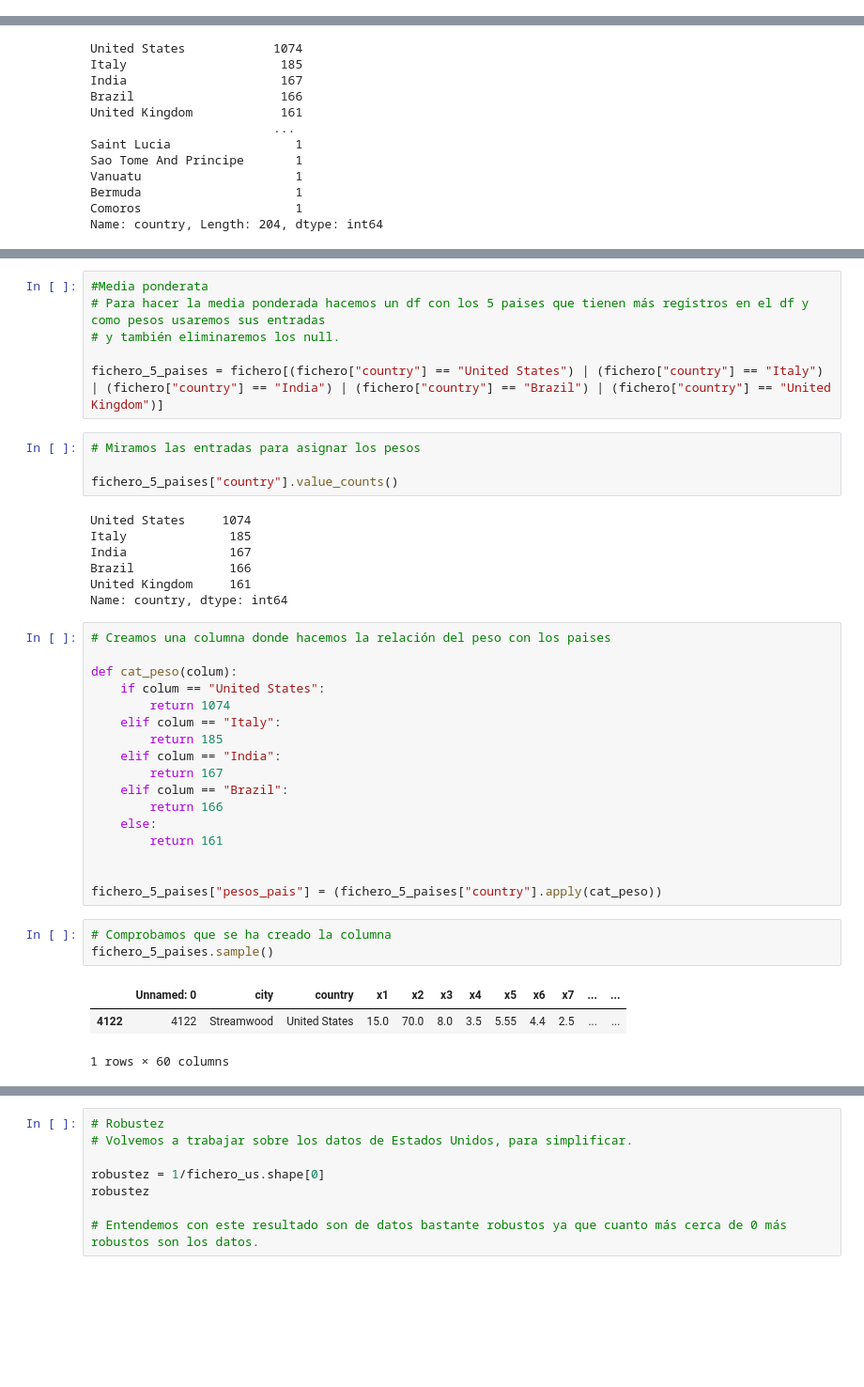
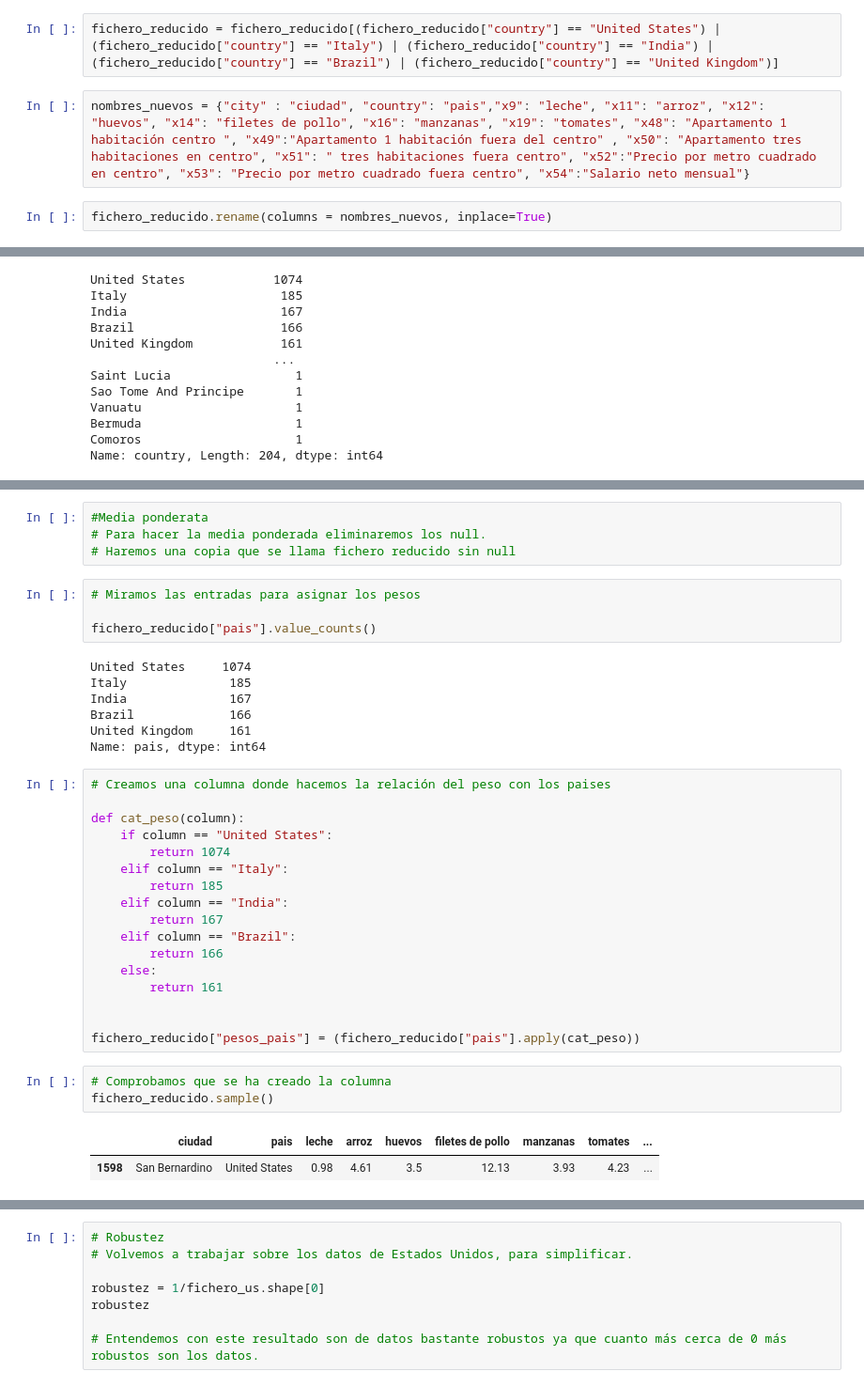
Before and after one commit to Adalab/DA-PromoC-modulo2-sprint1-VannaMina, a Jupyter notebook: ESTADISTICA/Estadística-1.ipynb, the cells around one changed output, grey strips where cells are left out. Shown at 94% size. Drawn from its saved outputs; the diff is of its cells as text; blank space fills up the shorter version.

```diff
--- a/ESTADISTICA/Estadística-1.ipynb
+++ b/ESTADISTICA/Estadística-1.ipynb
@@ -188,0 +199,6 @@ fichero.describe()
+# %%
+fichero_reducido = fichero_reducido[(fichero_reducido["country"] == "United States") | (fichero_reducido["country"] == "Italy") | (fichero_reducido["country"] == "India") | (fichero_reducido["country"] == "Brazil") | (fichero_reducido["country"] == "United Kingdom")]
+# %%
+nombres_nuevos = {"city" : "ciudad", "country": "pais","x9": "leche", "x11": "arroz", "x12": "huevos", "x14": "filetes de pollo", "x16": "manzanas", "x19": "tomates", "x48": "Apartamento 1 habitación centro ", "x49":"Apartamento 1 habitación fuera del centro" , "x50": "Apartamento tres habitaciones en centro", "x51": " tres habitaciones fuera centro", "x52":"Precio por metro cuadrado en centro", "x53": "Precio por metro cuadrado fuera centro", "x54":"Salario neto mensual"}
+# %%
+fichero_reducido.rename(columns = nombres_nuevos, inplace=True)
@@ -268,47 +293,44 @@ mediana_us = fichero_us["x54"].median()
 mediana_us
 # %% [output]
 3750.0
-# %%
-#Media ponderata
-# Para hacer la media ponderada hacemos un df con los 5 paises que tienen más registros en el df y como pesos usaremos sus entradas
-# y también eliminaremos los null.
-
-fichero_5_paises = fichero[(fichero["country"] == "United States") | (fichero["country"] == "Italy") | (fichero["country"] == "India") | (fichero["country"] == "Brazil") | (fichero["country"] == "United Kingdom")]
+# %%
+#Media ponderata
+# Para hacer la media ponderada eliminaremos los null.
+# Haremos una copia que se llama fichero reducido sin null
 # %%
 # Miramos las entradas para asignar los pesos
 
-fichero_5_paises["country"].value_counts()
+fichero_reducido["pais"].value_counts()
 # %% [output]
 United States     1074
 Italy              185
 India              167
 Brazil             166
 United Kingdom     161
-Name: country, dtype: int64
+Name: pais, dtype: int64
 # %%
 # Creamos una columna donde hacemos la relación del peso con los paises
 
-def cat_peso(colum):
-    if colum == "United States":
+def cat_peso(column):
+    if column == "United States":
         return 1074
-    elif colum == "Italy":
+    elif column == "Italy":
         return 185
-    elif colum == "India":
+    elif column == "India":
         return 167
-    elif colum == "Brazil":
+    elif column == "Brazil":
         return 166
     else:
         return 161
 
 
-fichero_5_paises["pesos_pais"] = (fichero_5_paises["country"].apply(cat_peso))
+fichero_reducido["pesos_pais"] = (fichero_reducido["pais"].apply(cat_peso))
 # %%
 # Comprobamos que se ha creado la columna
-fichero_5_paises.sample()
+fichero_reducido.sample()
 # %% [output]
-|  | Unnamed: 0 | city | country | x1 | x2 | x3 | x4 | x5 | x6 | x7 | ... | ... |
-| 4122 | 4122 | Streamwood | United States | 15.0 | 70.0 | 8.0 | 3.5 | 5.55 | 4.4 | 2.5 | ... | ... |
+|  | ciudad | pais | leche | arroz | huevos | filetes de pollo | manzanas | tomates | ... |
+| 1598 | San Bernardino | United States | 0.98 | 4.61 | 3.5 | 12.13 | 3.93 | 4.23 | ... |
-1 rows × 60 columns
 # %%
 # Vemos los null, que tenemos 619, y como es una columna de salario decidimos quitarlos en otro df para sacar la media ponderada.
 
```
Also changed, not shown: parts of 20 cells of this notebook, 3 other files.
